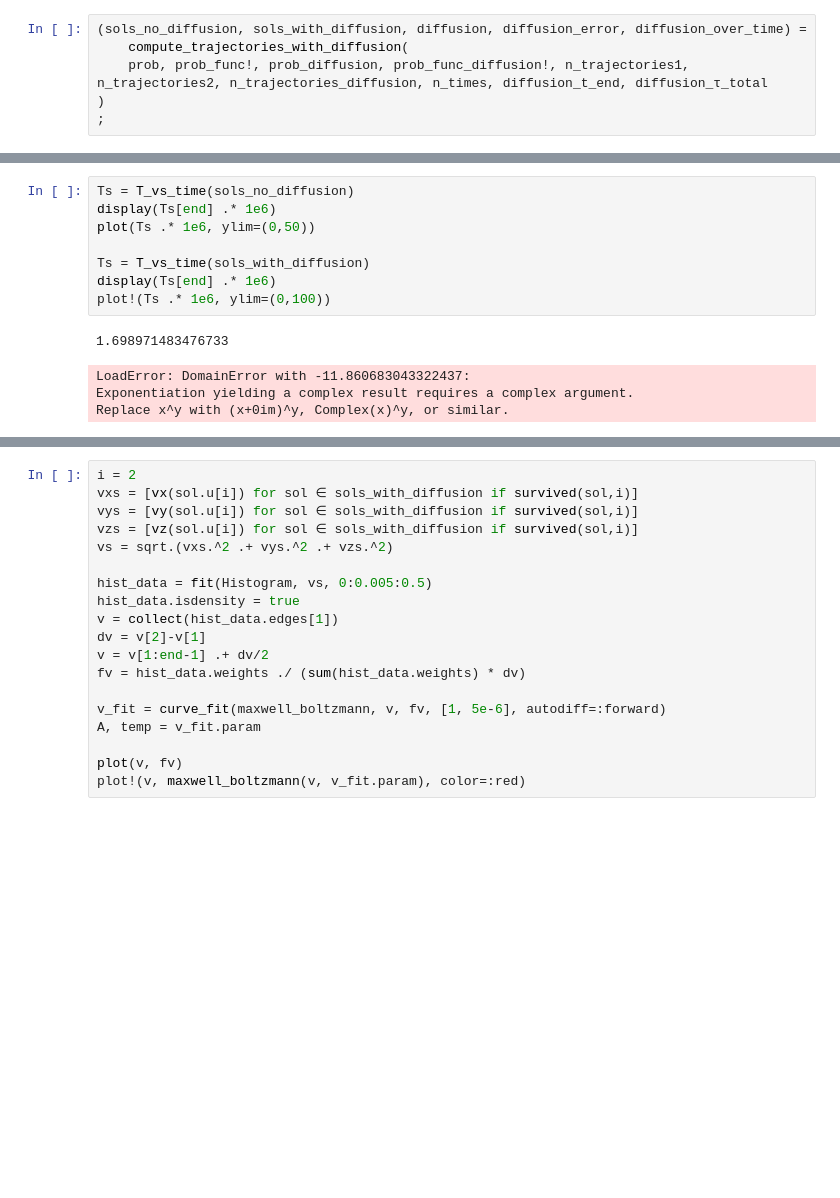
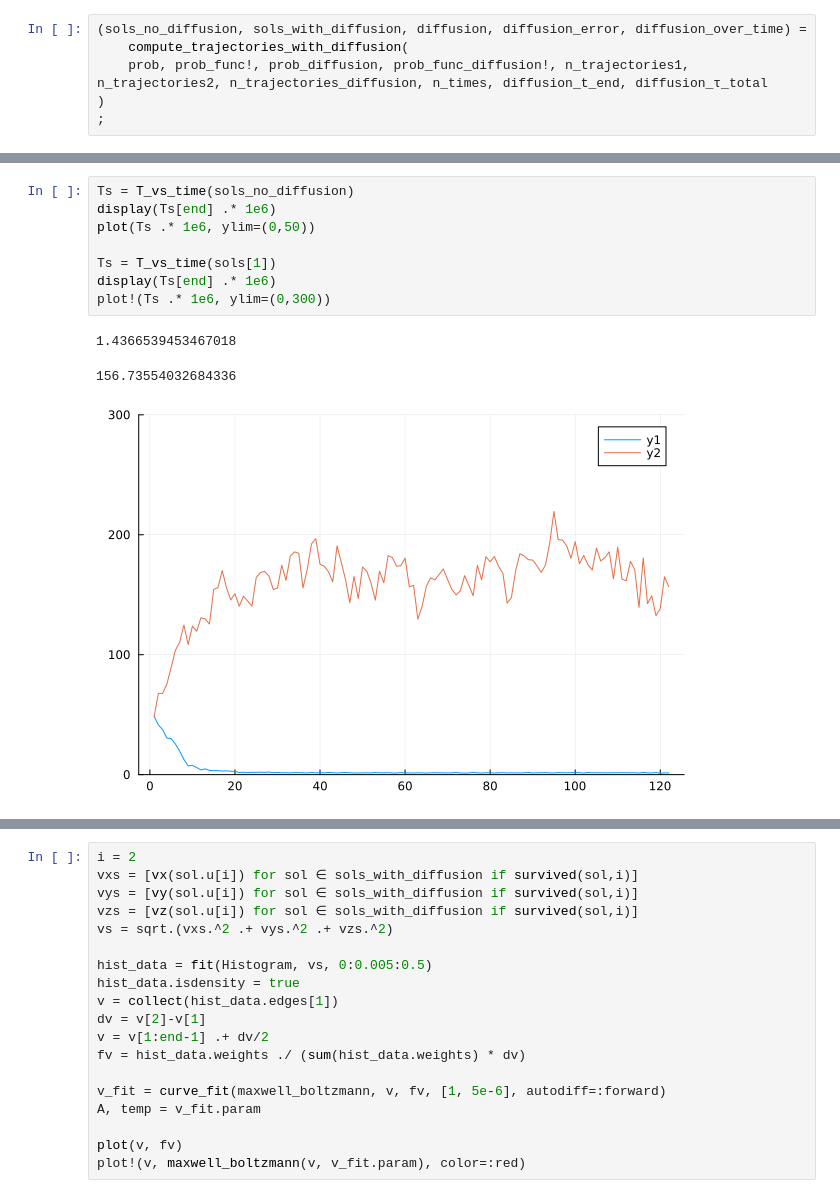
Before and after one commit to ebramyoussef/OpticalBlochEquations.jl, a Jupyter notebook: examples/CaOH_blue_MOT_example_Christian/CaOH_BlueMOT_Figure1/CaF_LaserCoolingInTrap/CaF_LaserCoolingInTrap.ipynb, the cells around one changed output, grey strips where cells are left out. Cells and saved outputs as stored; diff of their text form; blank space fills up the shorter version.

```diff
--- a/examples/CaOH_blue_MOT_example_Christian/CaOH_BlueMOT_Figure1/CaF_LaserCoolingInTrap/CaF_LaserCoolingInTrap.ipynb
+++ b/examples/CaOH_blue_MOT_example_Christian/CaOH_BlueMOT_Figure1/CaF_LaserCoolingInTrap/CaF_LaserCoolingInTrap.ipynb
@@ -109,16 +116,15 @@ z.(sols_with_diffusion[i].u) |> plot
 # %%
 Ts = T_vs_time(sols_no_diffusion)
 display(Ts[end] .* 1e6)
 plot(Ts .* 1e6, ylim=(0,50))
 
-Ts = T_vs_time(sols_with_diffusion)
+Ts = T_vs_time(sols[1])
 display(Ts[end] .* 1e6)
-plot!(Ts .* 1e6, ylim=(0,100))
+plot!(Ts .* 1e6, ylim=(0,300))
 # %% [output]
-1.698971483476733
+1.4366539453467018
-LoadError: DomainError with -11.860683043322437:
-Exponentiation yielding a complex result requires a complex argument.
-Replace x^y with (x+0im)^y, Complex(x)^y, or similar.
+156.73554032684336
+[figure, added]
 # %%
 diffusion_error
 # %% [output]
```
Also changed, not shown: parts of 15 cells of this notebook, 20 other files.
